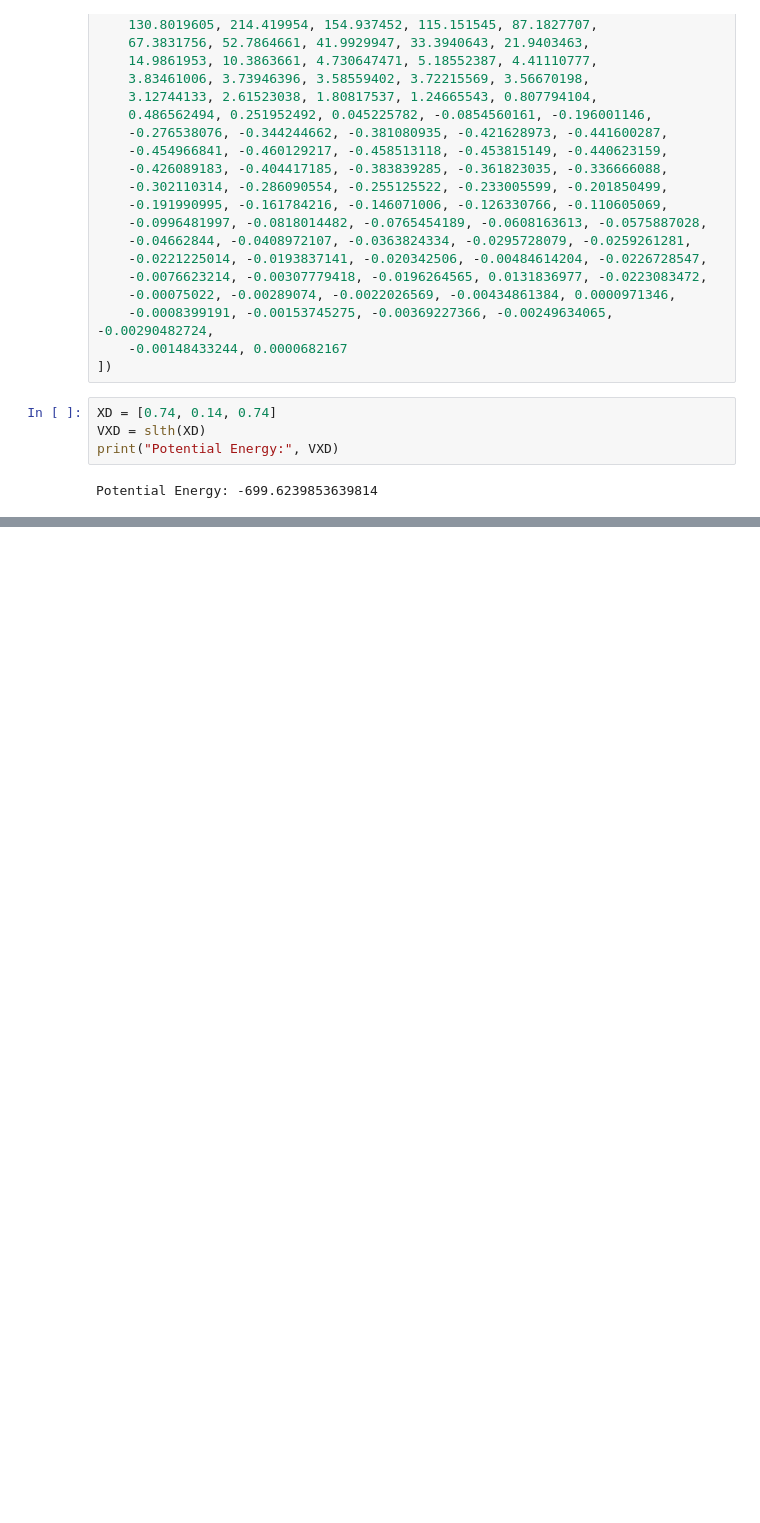
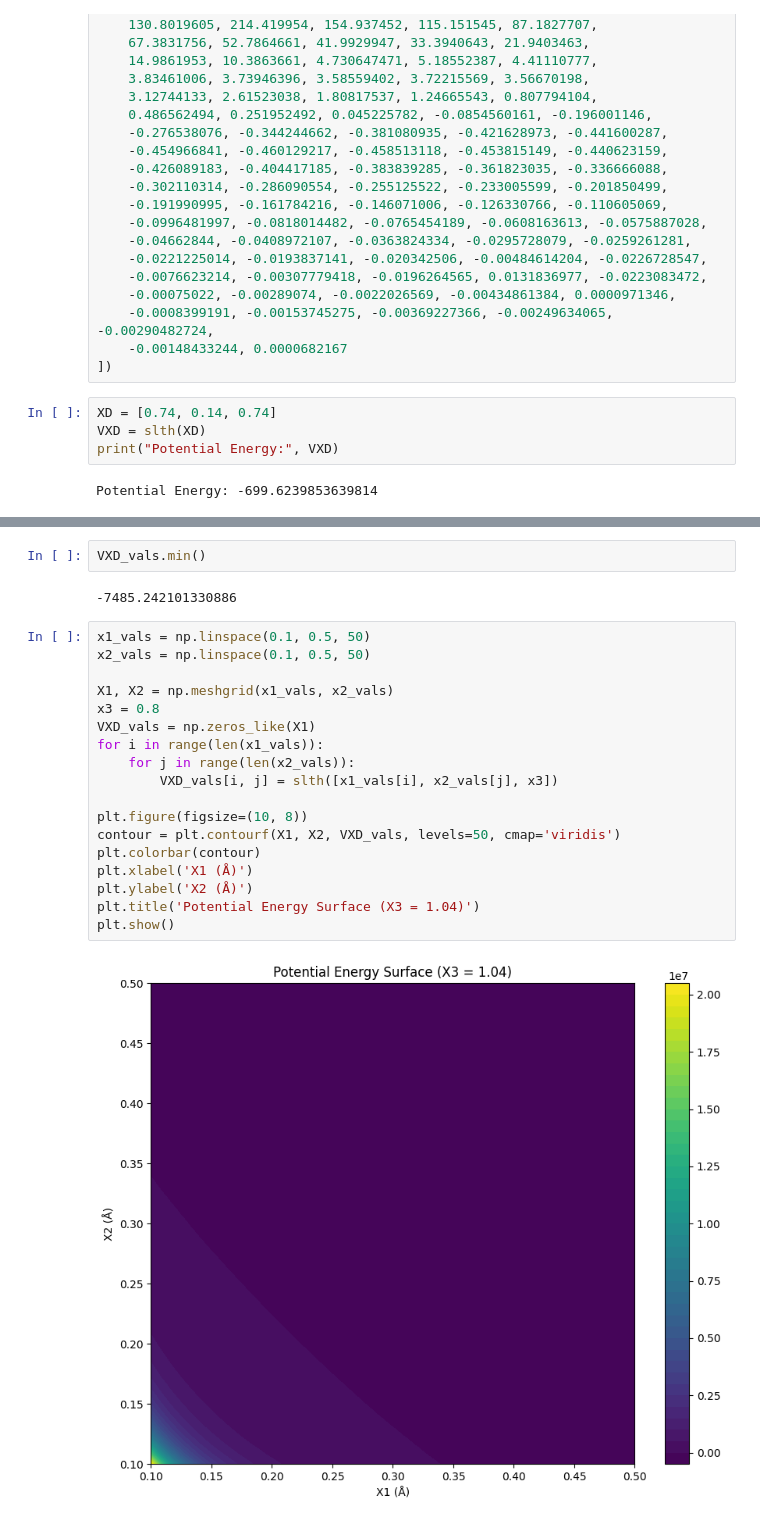
Before and after one commit to catastropiyush/coursework-notebooks, a Jupyter notebook: LSTH_potential_energy_surfaces.ipynb, the cells around one changed output, grey strips where cells are left out. Cells and saved outputs as stored; diff of their text form; blank space fills up the shorter version.

```diff
--- a/LSTH_potential_energy_surfaces.ipynb
+++ b/LSTH_potential_energy_surfaces.ipynb
@@ -312,0 +507,24 @@ plt.show()
+# %%
+VXD_vals.min()
+# %% [output]
+-7485.242101330886
+# %%
+x1_vals = np.linspace(0.1, 0.5, 50)
+x2_vals = np.linspace(0.1, 0.5, 50)
+
+X1, X2 = np.meshgrid(x1_vals, x2_vals)
+x3 = 0.8
+VXD_vals = np.zeros_like(X1)
+for i in range(len(x1_vals)):
+    for j in range(len(x2_vals)):
+        VXD_vals[i, j] = slth([x1_vals[i], x2_vals[j], x3])
+
+plt.figure(figsize=(10, 8))
+contour = plt.contourf(X1, X2, VXD_vals, levels=50, cmap='viridis')
+plt.colorbar(contour)
+plt.xlabel('X1 (Å)')
+plt.ylabel('X2 (Å)')
+plt.title('Potential Energy Surface (X3 = 1.04)')
+plt.show()
+# %% [output]
+[figure, added]
```
Also changed, not shown: parts of 9 cells of this notebook.
